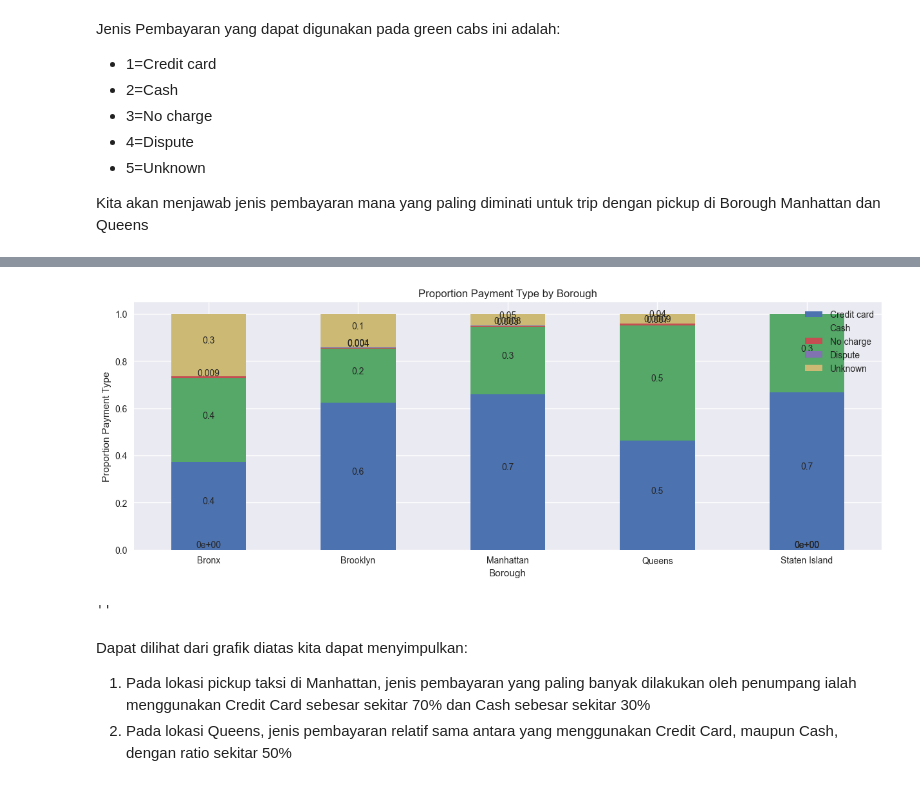
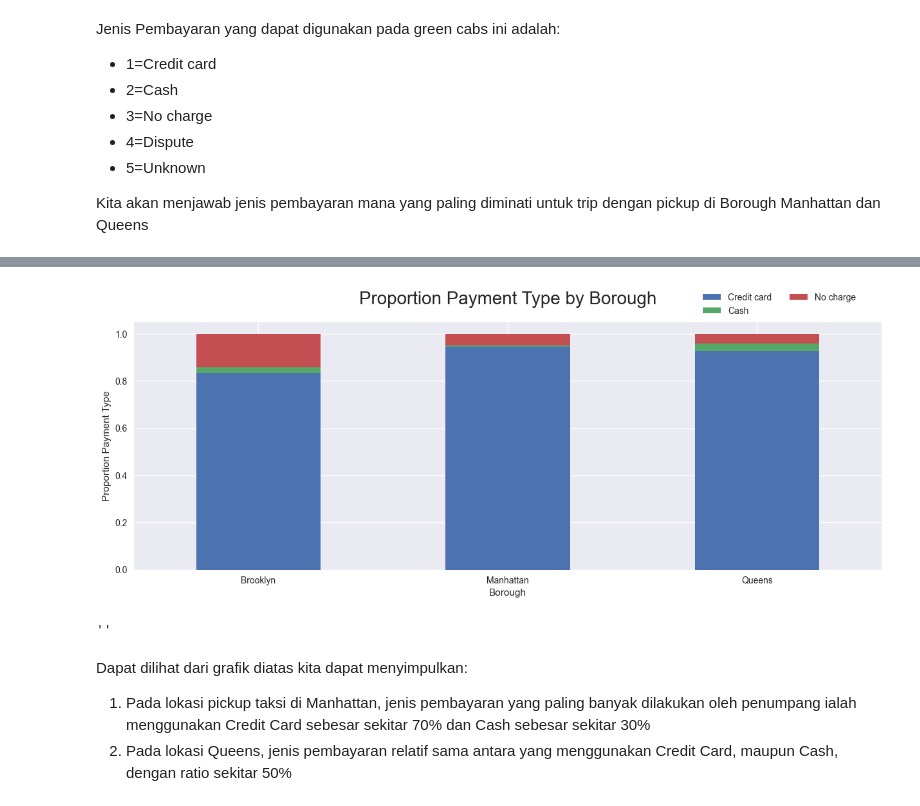
Before and after one commit to fathurizkym/ecommerce_churn_analysis, a Jupyter notebook: notebooks/Data_Analysis.ipynb, the cells around one changed output, grey strips where cells are left out. Drawn from its saved outputs; the diff is of its cells as text; code cells hidden in the pictures.

```diff
--- a/notebooks/Data_Analysis.ipynb
+++ b/notebooks/Data_Analysis.ipynb
@@ -297,27 +337,0 @@ sns.lineplot(df[df.PU_Borough == "Bronx"], x="date", y="passenger_count", ax=ax[
-# %%
-# Proportion Payment Type
-
-day_ct = pd.crosstab(df["day_of_week"], df["PU_Borough"], margins=True)
-day_ct = ((day_ct/day_ct.iloc[-1])).T
-day_ct.drop(columns=["All"], index=["All"], inplace=True)
-plt.style.use("seaborn")
-plots = day_ct.plot(kind="bar", stacked=True, figsize=(15, 5), )
-
-plt.xticks(rotation=0)
-plt.xlabel("Borough")
-plt.ylabel("Proportion Payment Type")
-plt.legend(["Credit card", "Cash", "No charge", "Dispute", "Unknown"])
-plt.xticks(np.arange(len(ct.index.tolist())),ct.index.tolist())
-plt.title("Proportion Payment Type by Borough")
-
-for p in plots.patches:
-    width, height = p.get_width(), p.get_height()
-    x, y = p.get_xy()
-    plots.text(x+width/2,
-            y+height/2,
-            '{:.00}'.format(height),
-            horizontalalignment='center',
-            verticalalignment='bottom')
-
-plt.show()
-;
@@ -354,32 +349,24 @@ payment_ct
 # %%
 # Proportion Payment Type
 
-payment_ct = pd.crosstab(df["payment_type"], df["PU_Borough"], margins=True)
+payment_ct = pd.crosstab(df["trip_type"], df["PU_Borough"], margins=True)
+payment_ct.drop(columns=["Bronx", "Staten Island"],inplace=True)
 payment_ct = ((payment_ct/payment_ct.iloc[-1])).T
 payment_ct.drop(columns=["All"], index=["All"], inplace=True)
 plt.style.use("seaborn")
 plots = payment_ct.plot(kind="bar", stacked=True, figsize=(15, 5), )
 
 plt.xticks(rotation=0)
 plt.xlabel("Borough")
 plt.ylabel("Proportion Payment Type")
-plt.legend(["Credit card", "Cash", "No charge", "Dispute", "Unknown"])
-plt.xticks(np.arange(len(ct.index.tolist())),ct.index.tolist())
-plt.title("Proportion Payment Type by Borough")
-
-for p in plots.patches:
-    width, height = p.get_width(), p.get_height()
-    x, y = p.get_xy()
-    plots.text(x+width/2,
-            y+height/2,
-            '{:.00}'.format(height),
-            horizontalalignment='center',
-            verticalalignment='bottom')
+plt.legend(["Credit card", "Cash", "No charge", "Dispute", "Unknown"], bbox_to_anchor =(0.75, 1.15), ncol = 2, loc="upper left")
+plt.xticks(np.arange(len(payment_ct.index.tolist())),payment_ct.index.tolist())
+plt.title("Proportion Payment Type by Borough", fontsize=20, y=1.05)
 
 plt.show()
 ;
 # %% [output]
-[figure, old version]
+[figure, new version]
 ''
 # %% [markdown]
 Dapat dilihat dari grafik diatas kita dapat menyimpulkan:
```
Also changed, not shown: parts of 20 cells of this notebook.
